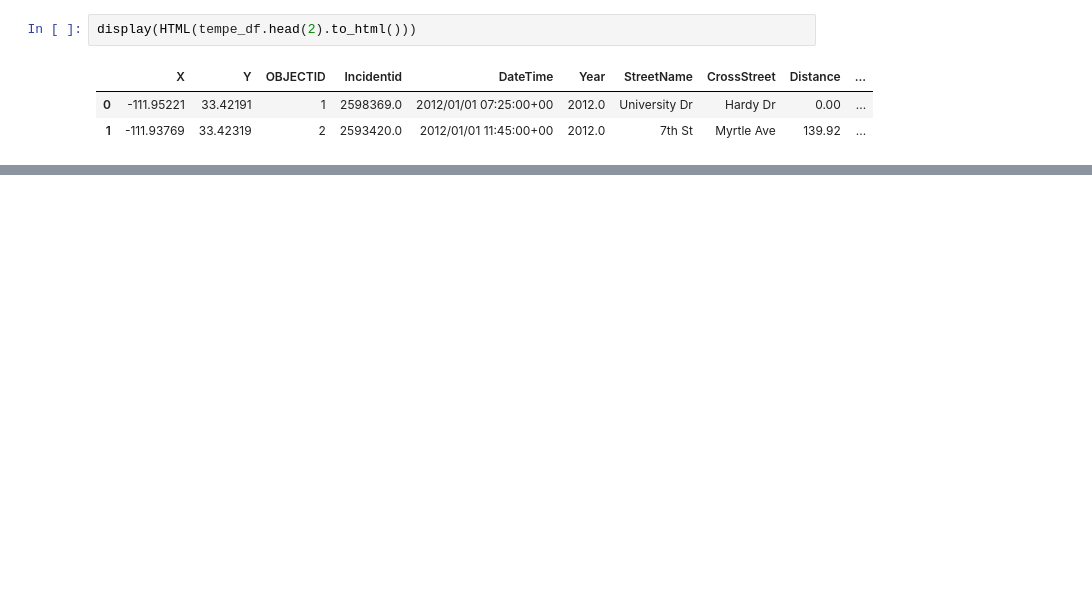
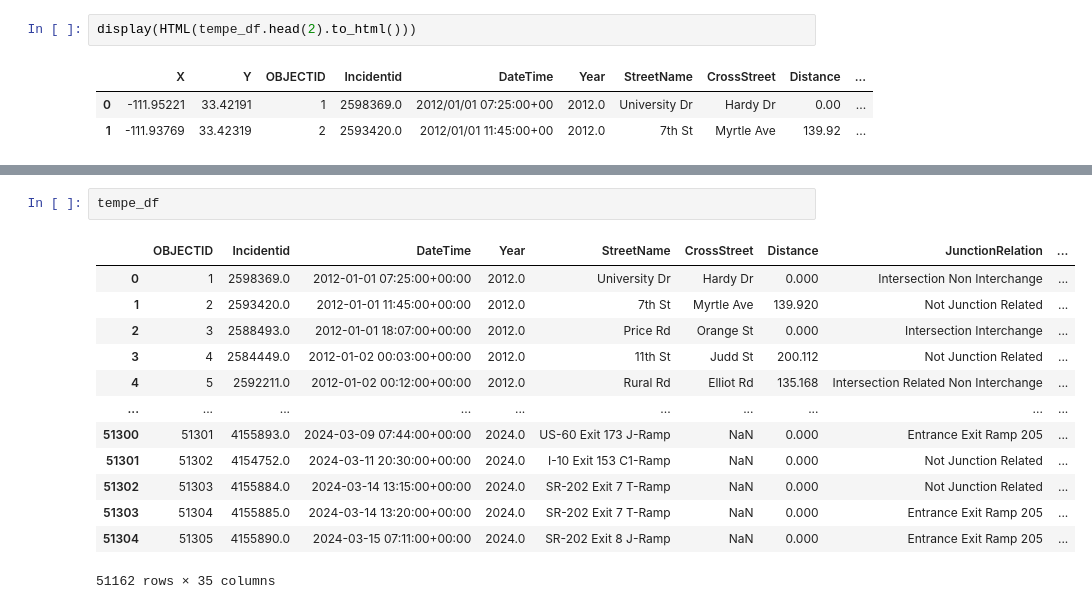
Before and after one commit to R-Sandor/crash-clock, a Jupyter notebook: Abstract_Project.ipynb, the cells around one changed output, grey strips where cells are left out. Saved outputs shown, nothing was run; the diff lists cells and outputs as text; blank space fills up the shorter version.

```diff
--- a/Abstract_Project.ipynb
+++ b/Abstract_Project.ipynb
@@ -65,0 +225,16 @@ The goal of this project is to visulize the impact of daylight savings on vehicu
+# %%
+tempe_df
+# %% [output]
+|  | OBJECTID | Incidentid | DateTime | Year | StreetName | CrossStreet | Distance | JunctionRelation | ... |
+| 0 | 1 | 2598369.0 | 2012-01-01 07:25:00+00:00 | 2012.0 | University Dr | Hardy Dr | 0.000 | Intersection Non Interchange | ... |
+| 1 | 2 | 2593420.0 | 2012-01-01 11:45:00+00:00 | 2012.0 | 7th St | Myrtle Ave | 139.920 | Not Junction Related | ... |
+| 2 | 3 | 2588493.0 | 2012-01-01 18:07:00+00:00 | 2012.0 | Price Rd | Orange St | 0.000 | Intersection Interchange | ... |
+| 3 | 4 | 2584449.0 | 2012-01-02 00:03:00+00:00 | 2012.0 | 11th St | Judd St | 200.112 | Not Junction Related | ... |
+| 4 | 5 | 2592211.0 | 2012-01-02 00:12:00+00:00 | 2012.0 | Rural Rd | Elliot Rd | 135.168 | Intersection Related Non Interchange | ... |
+| ... | ... | ... | ... | ... | ... | ... | ... | ... | ... |
+| 51300 | 51301 | 4155893.0 | 2024-03-09 07:44:00+00:00 | 2024.0 | US-60 Exit 173 J-Ramp | NaN | 0.000 | Entrance Exit Ramp 205 | ... |
+| 51301 | 51302 | 4154752.0 | 2024-03-11 20:30:00+00:00 | 2024.0 | I-10 Exit 153 C1-Ramp | NaN | 0.000 | Not Junction Related | ... |
+| 51302 | 51303 | 4155884.0 | 2024-03-14 13:15:00+00:00 | 2024.0 | SR-202 Exit 7 T-Ramp | NaN | 0.000 | Not Junction Related | ... |
+| 51303 | 51304 | 4155885.0 | 2024-03-14 13:20:00+00:00 | 2024.0 | SR-202 Exit 7 T-Ramp | NaN | 0.000 | Entrance Exit Ramp 205 | ... |
+| 51304 | 51305 | 4155890.0 | 2024-03-15 07:11:00+00:00 | 2024.0 | SR-202 Exit 8 J-Ramp | NaN | 0.000 | Entrance Exit Ramp 205 | ... |
+51162 rows × 35 columns
```
Also changed, not shown: parts of 41 cells of this notebook.
